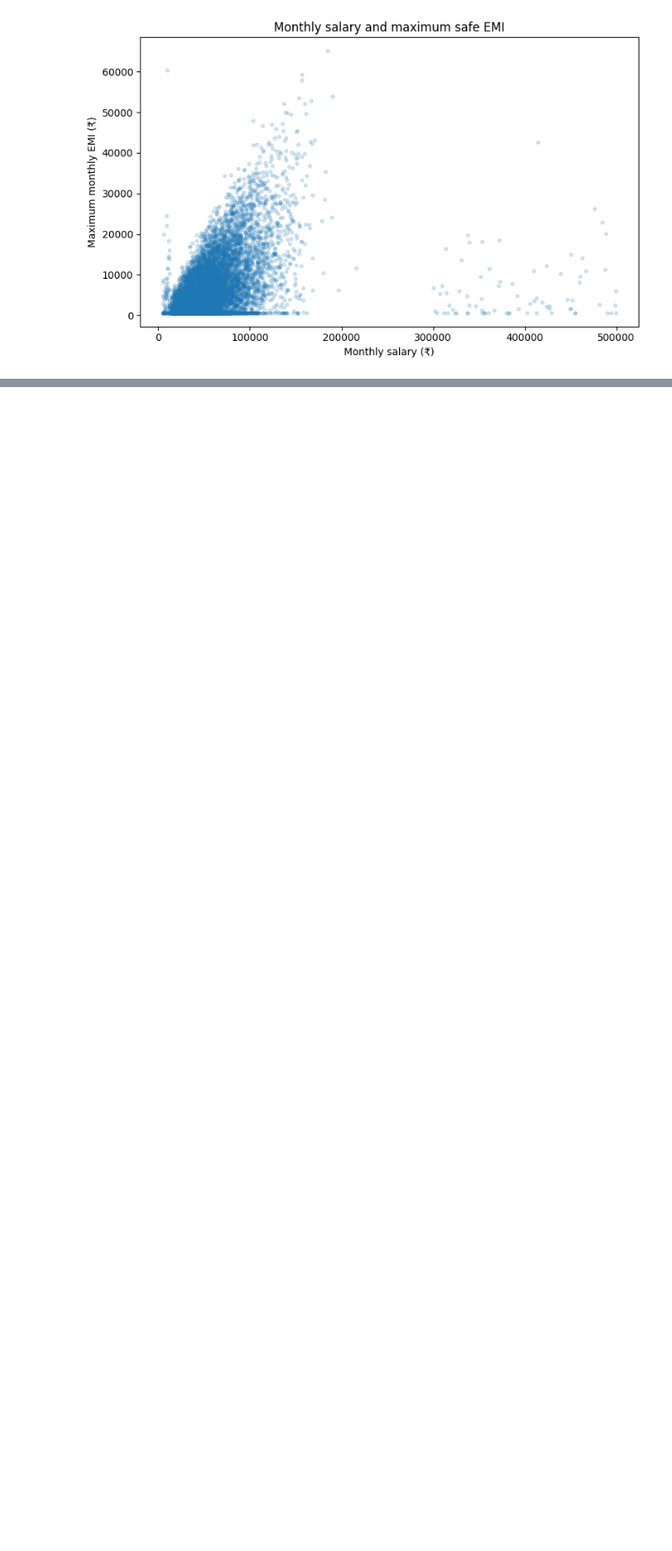
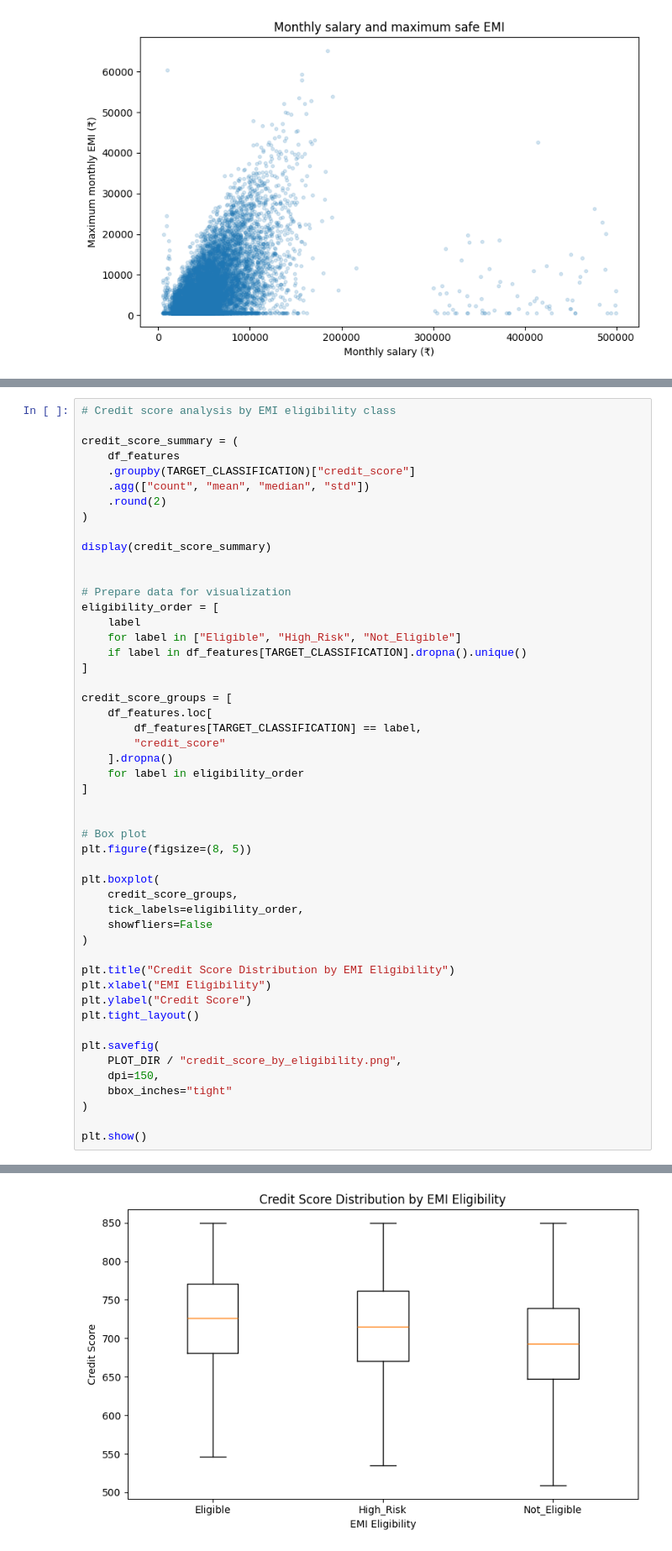
Before and after one commit to Jenish3119/EMIPredict-AI, a Jupyter notebook: EMIPredict_AI_Project.ipynb, the cells around one changed output, grey strips where cells are left out. Shown at 84% size. Drawn from its saved outputs; the diff is of its cells as text; blank space fills up the shorter version.

```diff
--- a/EMIPredict_AI_Project.ipynb
+++ b/EMIPredict_AI_Project.ipynb
@@ -324,0 +327,51 @@ plt.show()
+# %%
+# Credit score analysis by EMI eligibility class
+
+credit_score_summary = (
+    df_features
+    .groupby(TARGET_CLASSIFICATION)["credit_score"]
+    .agg(["count", "mean", "median", "std"])
+    .round(2)
+)
+
+display(credit_score_summary)
+
+
+# Prepare data for visualization
+eligibility_order = [
+    label
+    for label in ["Eligible", "High_Risk", "Not_Eligible"]
+    if label in df_features[TARGET_CLASSIFICATION].dropna().unique()
+]
+
+credit_score_groups = [
+    df_features.loc[
+        df_features[TARGET_CLASSIFICATION] == label,
+        "credit_score"
+    ].dropna()
+    for label in eligibility_order
+]
+
+
+# Box plot
+plt.figure(figsize=(8, 5))
+
+plt.boxplot(
+    credit_score_groups,
+    tick_labels=eligibility_order,
+    showfliers=False
+)
+
+plt.title("Credit Score Distribution by EMI Eligibility")
+plt.xlabel("EMI Eligibility")
+plt.ylabel("Credit Score")
+plt.tight_layout()
+
+plt.savefig(
+    PLOT_DIR / "credit_score_by_eligibility.png",
+    dpi=150,
+    bbox_inches="tight"
+)
+
+plt.show()
+# %% [output]
@@ -324,0 +383 @@ plt.show()
+[figure, added]
```
Also changed, not shown: parts of 33 cells of this notebook, 4 other files.
